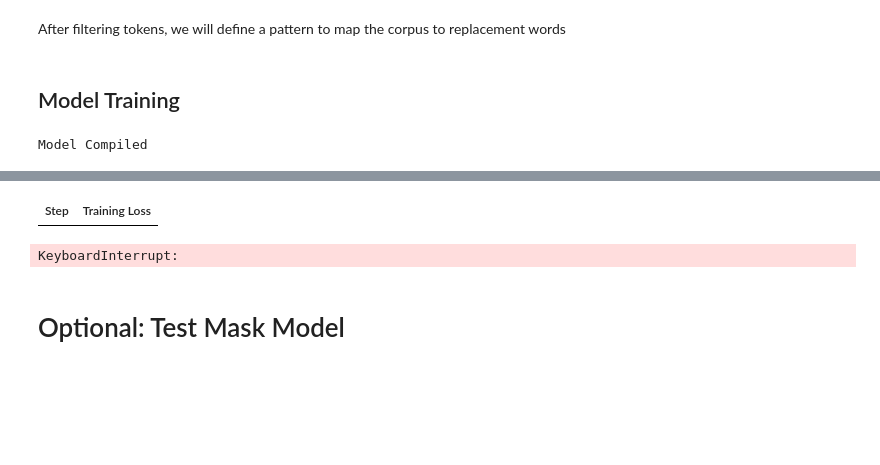
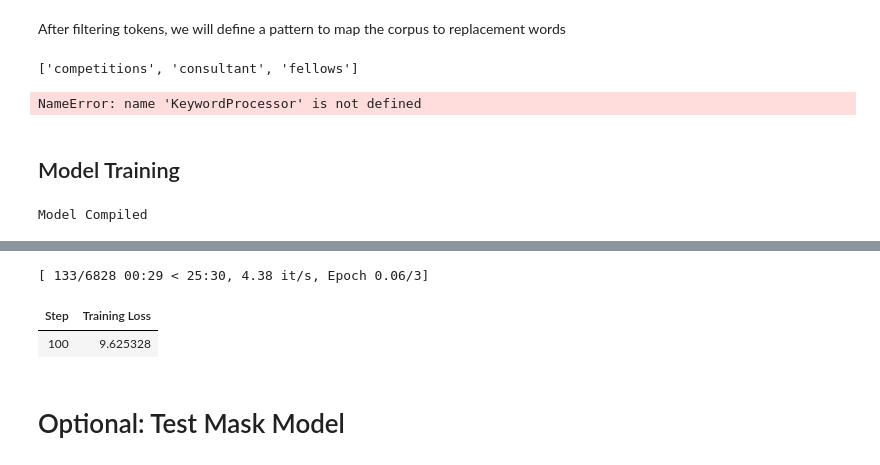
Before and after one commit to AnthonyMartini/TokenSynonymFilter, a Jupyter notebook: ModelTraining.ipynb, the cells around one changed output, grey strips where cells are left out. Drawn from its saved outputs; the diff is of its cells as text; code cells hidden in the pictures; blank space fills up the shorter version.

Commit message:
Final Code - need to clean

```diff
--- a/ModelTraining.ipynb
+++ b/ModelTraining.ipynb
@@ -130,7 +149,9 @@ tokenizer = AutoTokenizer.from_pretrained("./filtered_bert_tokenizer")
 # %% [markdown]
 ## Generate Word-Piece Tokenizer From JSON
+# %%
+current_model = "wordnet_v2"
 # %%
-filtered_tokenizer_path = "filtered_tokenizer_vocab_06_05.json"
+filtered_tokenizer_path = current_model+"/filtered_tokenizer_vocab_"+current_model+".json"
 # %%
 import json
 from tokenizers import Tokenizer, normalizers
@@ -224,20 +275,39 @@ pattern = None #reset pattern
+# %%
+# You may need to pip install flashtext
+from flashtext import KeywordProcessor
+import re
+with open(current_model+"/removed_words_mapping_"+current_model+".json", "r", encoding="utf-8") as f:
+    word_map = json.load(f)
+
+# Initialize the processor
+keyword_processor = KeywordProcessor(case_sensitive=True)
+
+# Add your mapping
+# keyword_processor.add_keyword('word_to_find', 'replacement_word')
+for bad_word, good_word in word_map.items():
+    keyword_processor.add_keyword(bad_word, good_word)
+
+[keyword_processor.replace_keywords(t) for t in ["contender" , "advisers", "fellow"]]
+# %% [output]
+['competitions', 'consultant', 'fellows']
+# %%
+keyword_processor = KeywordProcessor(case_sensitive=True)
+[keyword_processor.replace_keywords(t) for t in ["hello" , "there", "growing"]]
+# %% [output]
+NameError: name 'KeywordProcessor' is not defined
 # %%
+
 # Dataset
 dataset = load_dataset(
     "text",
     data_files={"train": "./corpus/wiki_corpus_clean.txt"},
 )
-def replace_tokens(text):
-    # Check if 'pattern' exists in the namespace and is not None
-    if 'pattern' not in globals() or pattern is None:
-        return text
 
-    return pattern.sub(lambda x: word_map[x.group(0)], text)
+def tokenize(examples):
+    processed_text = [keyword_processor.replace_keywords(t) for t in examples["text"]]
 
-def tokenize(batch):
-    processed_text = [replace_tokens(t) for t in batch["text"]]
     return tokenizer(
-        processed_text,
+        processed_text,#processed_text  or #examples[text]
         truncation=True,
         padding="max_length",
         max_length=256
@@ -247,10 +317,9 @@ tokenized = dataset.map(
     tokenize,
     batched=True,
     remove_columns=["text"],
-    num_proc=4,
+    num_proc=16,
     load_from_cache_file=False
 )
-
 data_collator = DataCollatorForLanguageModeling(
     tokenizer=tokenizer,
     mlm=True,
@@ -264,27 +333,27 @@ model = BertForMaskedLM(config) #Reset
 from transformers import Trainer
 from transformers import TrainingArguments
 
+training_args = TrainingArguments(
 
-training_args = TrainingArguments(
-    output_dir="./H100_BERT_Run",
+    output_dir="./models/"+current_model+ "_Smaller",
     per_device_train_batch_size=512,
     gradient_accumulation_steps=1,
-    learning_rate=1e-3,
+    learning_rate=5e-4,
     weight_decay=0.01,
-    num_train_epochs=5,
+    num_train_epochs=3,
     warmup_steps=500,
 
     bf16=True,
-    tf32=True,
-    torch_compile=True,
-    optim="adamw_torch_fused",
-    dataloader_num_workers=8,          #Test this
-    dataloader_pin_memory=True,
+    tf32=True,#false for tpu, true for H100
+    torch_compile=True,#false for tpu, true for H100
+    optim="adamw_torch_fused", #adamw_torch_fused for H100
+    dataloader_num_workers=8,
+    dataloader_pin_memory=True, #false for tpu, true for H100
 
     # --- Logging & Saving ---
     logging_steps=100,
     save_steps=10000,
-    report_to="none",
+    report_to="none"
 )
 
 trainer = Trainer(
@@ -292,6 +361,7 @@ trainer = Trainer(
     args=training_args,
     train_dataset=tokenized["train"],
     data_collator=data_collator,
+
 )
 print("Model Compiled")
 train_results = trainer.train()
@@ -305,5 +385,6 @@ Model Compiled
+[ 133/6828 00:29 < 25:30, 4.38 it/s, Epoch 0.06/3]
 | Step | Training Loss |
+| 100 | 9.625328 |
-KeyboardInterrupt:
 # %% [markdown]
 # Optional: Test Mask Model
 # %%
```
Also changed, not shown: parts of 28 cells of this notebook, 6 other files.
